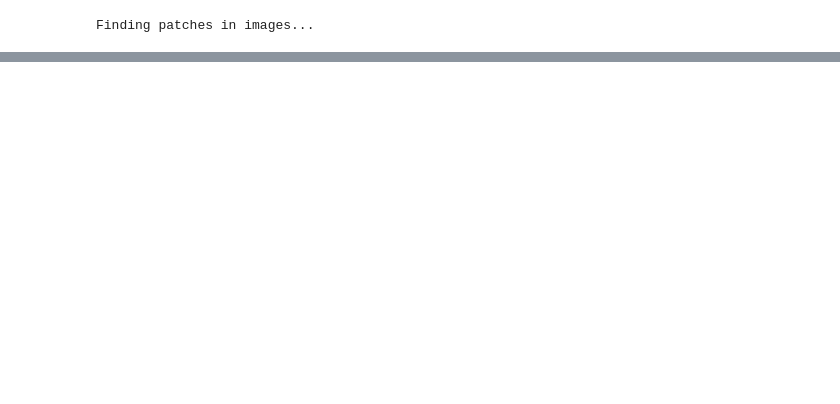
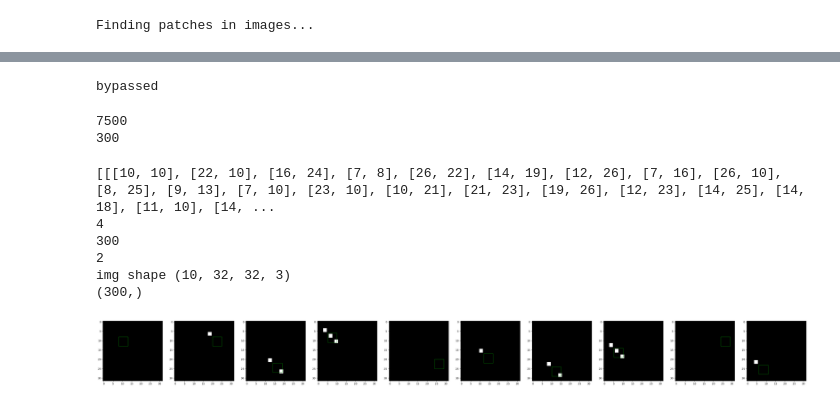
Before and after one commit to vHalenka/TM_DataEnhancer, a Jupyter notebook: main.ipynb, the cells around one changed output, grey strips where cells are left out. Saved outputs shown, nothing was run; the diff lists cells and outputs as text; code cells hidden in the pictures; blank space fills up the shorter version.

```diff
--- a/main.ipynb
+++ b/main.ipynb
@@ -857,19 +938,91 @@ origin_points = [[] for _ in range(tm.number_of_classes)]
 # Get anchor points for each class
 for Class in range(tm.number_of_classes):
     # Sort per class, args are IDs, get two most common
-    anchor_ids = Class*tm.number_of_clauses + counts[Class*tm.number_of_clauses:(Class+1)*tm.number_of_clauses].argsort()[-2:]
+    #anchor_ids = Class*tm.number_of_clauses + counts[Class*tm.number_of_clauses:(Class+1)*tm.number_of_clauses].argsort()[-2:]
+    anchor_ids = Class*tm.number_of_clauses + counts[Class*tm.number_of_clauses:(Class+1)*tm.number_of_clauses].argsort()
     #IDs now per class
     for anchor_id in anchor_ids: #per ID
         # Find the coordinates of the anchor patches
         for image_results in X_test_all_results:
             for result in image_results:
+                # if bypass_anchor_selection:
+                #     origin_points[Class].append(coors_test_org[img, :].tolist())  # Assuming result[1] has the coordinates
+                # else:
                 if result[0] == anchor_id:
                     origin_points[Class].append(result[1:])  # Assuming result[1] has the coordinates
                 else:
                     origin_points[Class].append([0,0])
 
-# Now pass this to the encode_origin function
-encoded_patches_test = encode_origin(X_test_org, Y_test_org, origin_points, 2)
+
+# Now pass this to the create_dist_and_dir_map function
+if bypass_anchor_selection:
+    #translate numpy array to list
+    origin_points5 = [[] for _ in range(tm.number_of_classes)]
+    for Class in range(tm.number_of_classes):
+        for img in range(X_test.shape[0]):
+                #print("ghe", tuple(coors_test_org[img, :].astype(int).tolist()))
+                origin_points5[Class].append(coors_test_org[img, :].tolist())  # Assuming result[1] has the coordinates
+                #origin_points5[Class].append(coors_test_org[img, :].astype(int).tolist())
+
+    print("bypassed")
+    encoded_patches_test = create_dist_and_dir_map(X_test_org, Y_test_org, origin_points5, 1)
+else:
+    encoded_patches_test = create_dist_and_dir_map(X_test_org, Y_test_org, origin_points, 2)
+# %% [output]
+bypassed
+# %%
+print(len(origin_points[0]))
+print(len(origin_points5[0]))
+# %% [output]
+7500
+300
+# %%
+def plot_images_with_coordinates(images, Y_images, origin_points, n_origin_points=6, square_size=5):
+    """
+    Plots images with specified coordinates (origin points) marked with red squares based on their class labels.
+
+    Parameters:
+    - images: List of 2D arrays representing the images.
+    - Y_images: List of labels corresponding to each image.
+    - origin_points: List of origin points for each class.
+    - n_origin_points: Number of origin points to consider for each class.
+    - square_size: Size of the square to be plotted at each coordinate.
+    """
+    print("img shape", images.shape)
+    print(Y_images.shape)
+
+    batch_size = len(images)
+    fig, ax = plt.subplots(1, batch_size, figsize=(batch_size * 5, 5))
+
+    for i in range(batch_size):
+        ax[i].imshow(images[i])
+        class_label = Y_images[i, 0] if len(Y_images.shape) > 1 else Y_images[i]
+
+        if class_label < len(origin_points):
+            origins = origin_points[class_label]
+            #for point in range(min(n_origin_points, len(origins))):
+            #for point in range(n_origin_points):
+            origin_coord = origins[i]
+            if np.any(origin_coord == -1):
+                continue
+            x, y = origin_coord
+            rect = patches.Rectangle((x - square_size//2, y - square_size//2), square_size, square_size, linewidth=1, edgecolor='g', facecolor='none')
+            ax[i].add_patch(rect)
+
+    plt.show()
+print(origin_points5)
+print(len(origin_points5))
+print(len(origin_points5[0]))
+print(len(origin_points5[0][0]))
+plot_images_with_coordinates(X_test_org[:10], Y_test_org, origin_points5)
+# %% [output]
+[[[10, 10], [22, 10], [16, 24], [7, 8], [26, 22], [14, 19], [12, 26], [7, 16], [26, 10], [8, 25], [9, 13], [7, 10], [23, 10], [10, 21], [21, 23], [19, 26], [12, 23], [14, 25], [14, 18], [11, 10], [14, ...
+4
+300
+2
+img shape (10, 32, 32, 3)
+(300,)
+[figure, added]
 # %%
 #find anchors on train data
 counts = np.zeros((tm.number_of_clauses*tm.number_of_classes))
```
Also changed, not shown: parts of 20 cells of this notebook.
